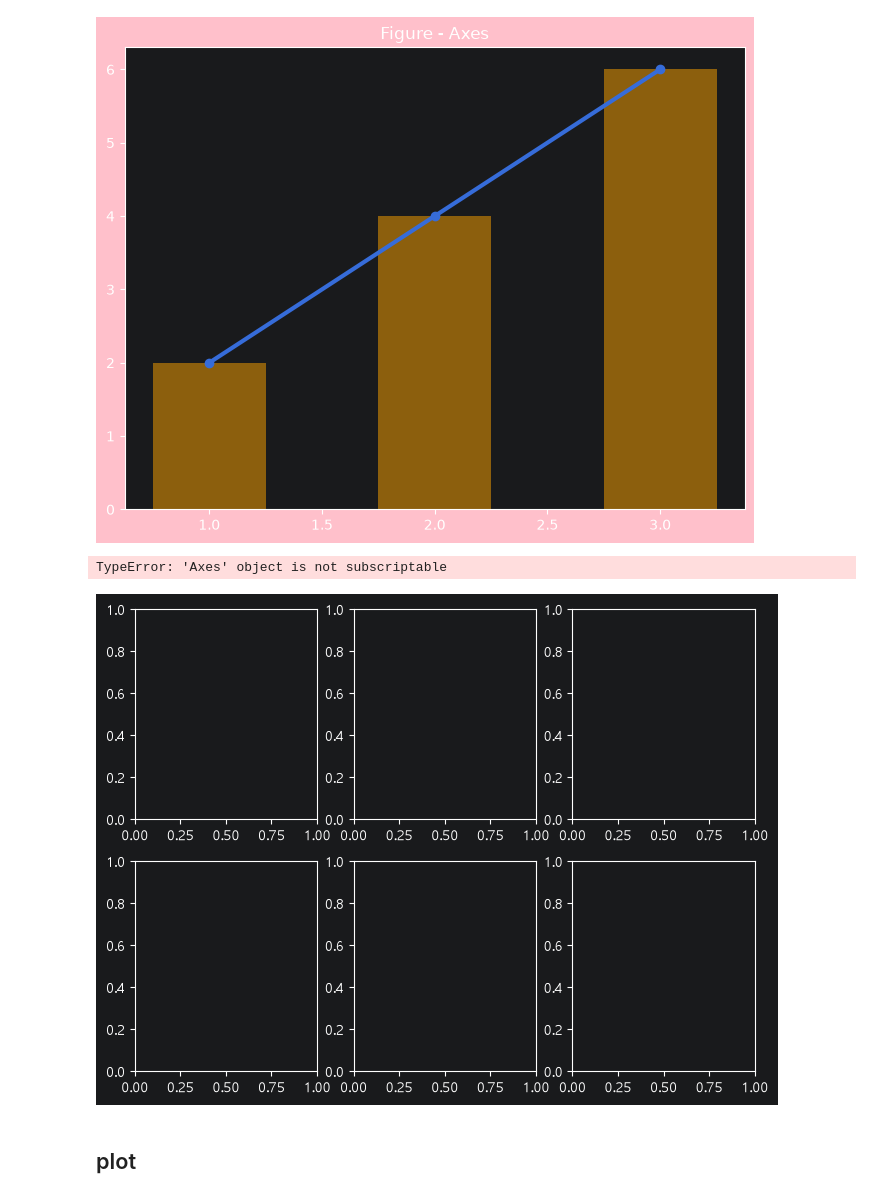
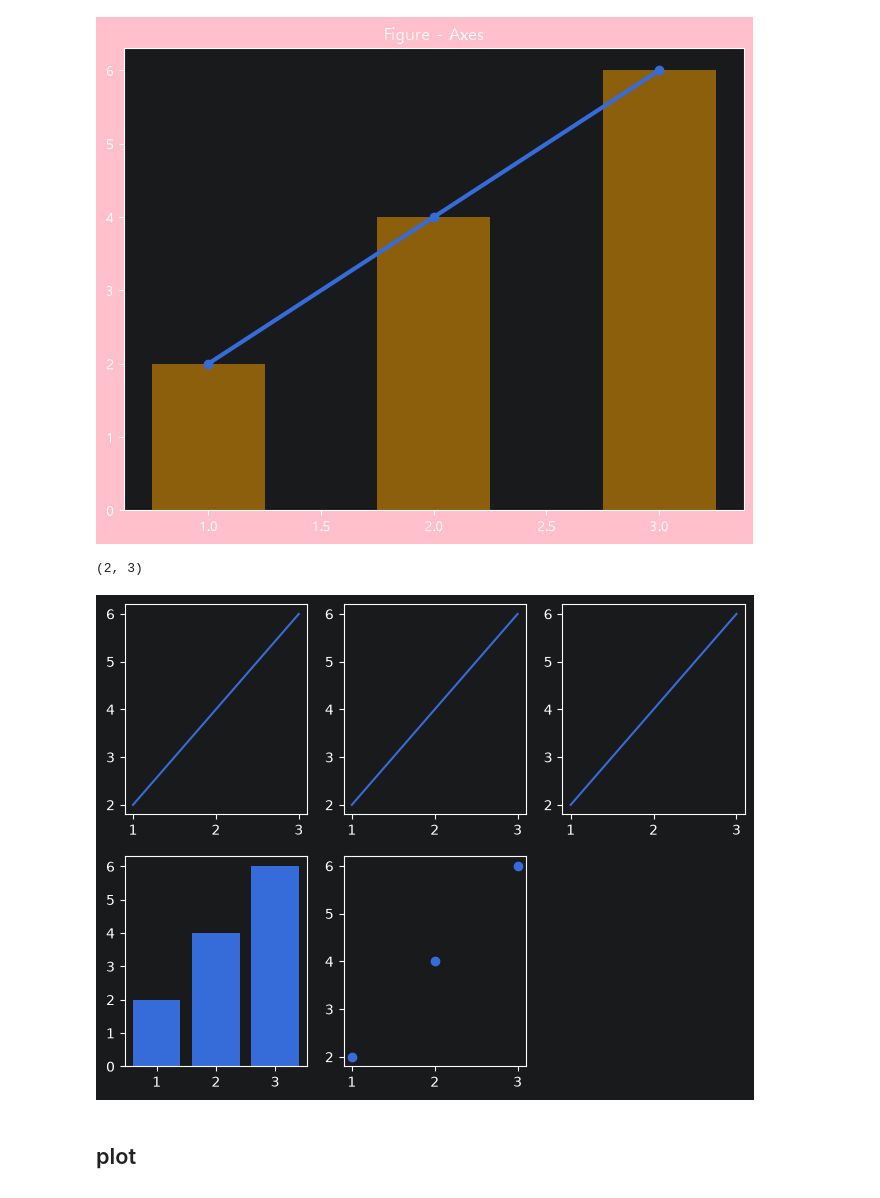
Before and after one commit to SNK-AI-Camp-33th-SpicyAutumn/05_data_analysis, a Jupyter notebook: 03_data_visualization/01_matplotlib.ipynb, the cells around one changed output. Saved outputs shown, nothing was run; the diff lists cells and outputs as text; code cells hidden in the pictures.

Commit message:
20260624_matplotlib, chart, seaborn

```diff
--- a/03_data_visualization/01_matplotlib.ipynb
+++ b/03_data_visualization/01_matplotlib.ipynb
@@ -154,26 +154,34 @@ plt.show()
 # %%
 # plt.subplots()
 # - figure 1개와 여러 axes를 함께 생성
-# - figure 내부에 여러 axes가 배치되고 [row, col] 형식으로 접근, 제어
+# - figure 내부에 여러 axes가 배치되고 [row, col] 형식으로 접근,제어
 
-plt.subplots(nrows=2, ncols=3, figsize=(8, 6))
+# figure 내에 axes 2행 3열 생성
+# figure의 크기는 가로 8인치 세로 6인치
+fig, ax = plt.subplots(nrows=2, ncols=3, figsize=(8, 6))
+print(ax.shape)
 
+X = [1,2,3]
+Y = [2,4,6]
+
+# Axes.plot() : 선 그래프 생성
 ax[0, 0].plot(X, Y)
 ax[0, 1].plot(X, Y)
 ax[0, 2].plot(X, Y)
 
-# Axes.bar(): 막대 그래프 생성
+# Axes.bar() : 막대 그래프 생성
 ax[1, 0].bar(X, Y)
 
-# Axes.scatter(): 산점도 그래프 생성
+# Axes.scatter() : 산점도 그래프 생성
 ax[1, 1].scatter(X, Y)
 
+# Axes.axis("off") : 그래프 숨김
 ax[1, 2].axis("off")
 
 plt.show()
 # %% [output]
-TypeError: 'Axes' object is not subscriptable
+(2, 3)
-[figure, old version]
+[figure, new version]
 # %% [markdown]
 ## plot
 # %%
```
Also changed, not shown: parts of 5 cells of this notebook, 7 other files.
